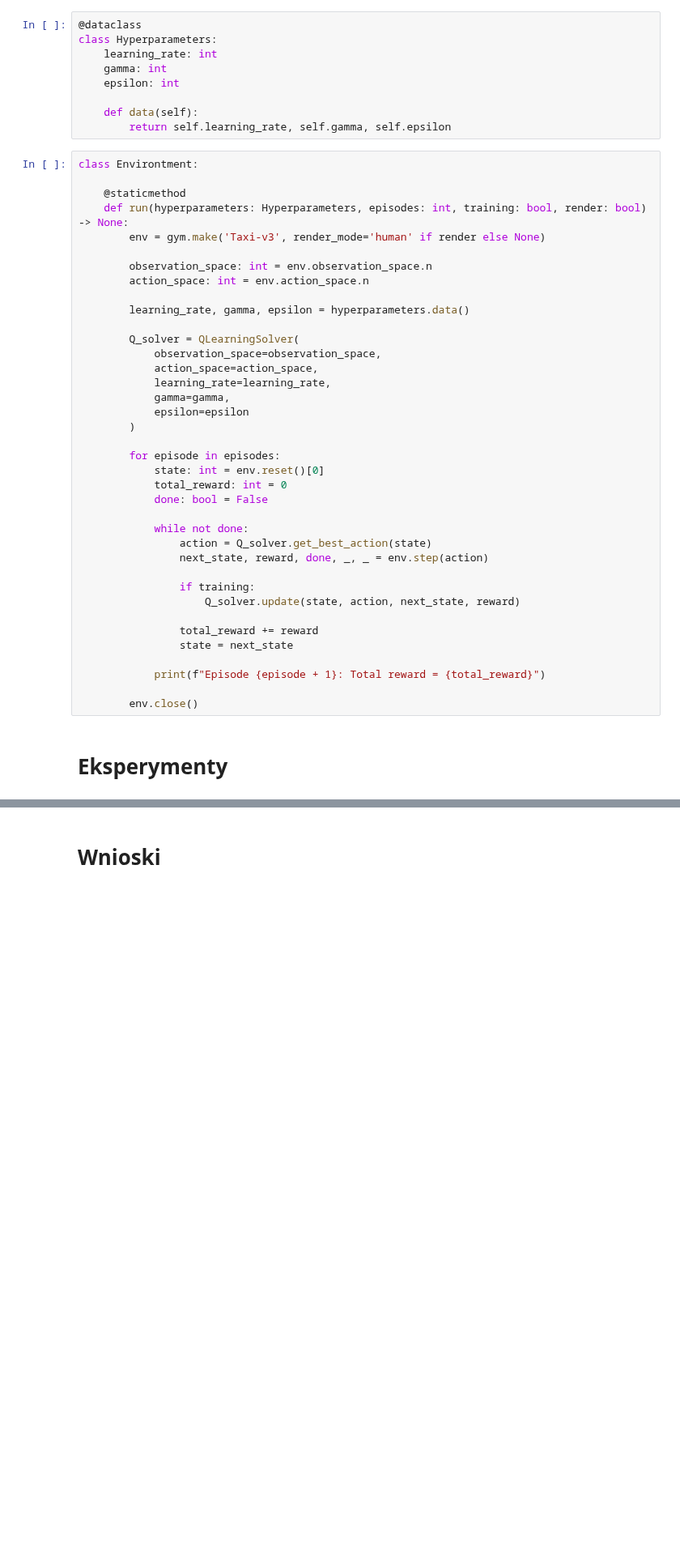
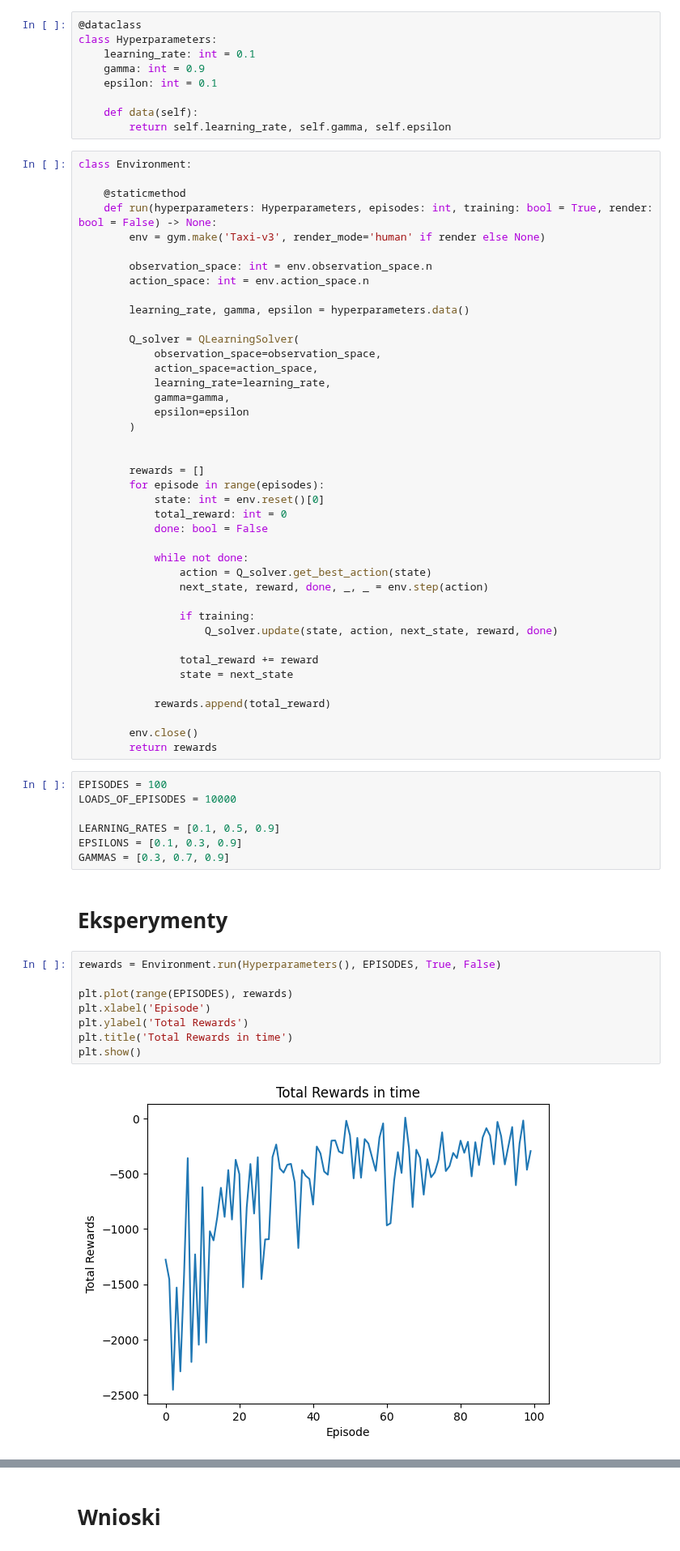
Before and after one commit to Kerciu/WSI_24Z, a Jupyter notebook: q-learning/q-learning.ipynb, the cells around one changed output, grey strips where cells are left out. Shown at 81% size. Drawn from its saved outputs; the diff is of its cells as text; blank space fills up the shorter version.

Commit message:
generated plots for lr, epsilons and gammas

```diff
--- a/q-learning/q-learning.ipynb
+++ b/q-learning/q-learning.ipynb
@@ -107,17 +107,17 @@ class QLearningSolver:
 # %%
 @dataclass
 class Hyperparameters:
-    learning_rate: int
-    gamma: int
-    epsilon: int
+    learning_rate: int = 0.1
+    gamma: int = 0.9
+    epsilon: int = 0.1
 
     def data(self):
         return self.learning_rate, self.gamma, self.epsilon
 # %%
-class Environtment:
+class Environment:
 
     @staticmethod
-    def run(hyperparameters: Hyperparameters, episodes: int, training: bool, render: bool) -> None:
+    def run(hyperparameters: Hyperparameters, episodes: int, training: bool = True, render: bool = False) -> None:
         env = gym.make('Taxi-v3', render_mode='human' if render else None)
 
         observation_space: int = env.observation_space.n
@@ -133,7 +133,9 @@ class Environtment:
             epsilon=epsilon
         )
 
-        for episode in episodes:
+
+        rewards = []
+        for episode in range(episodes):
             state: int = env.reset()[0]
             total_reward: int = 0
             done: bool = False
@@ -143,13 +145,31 @@ class Environtment:
                 next_state, reward, done, _, _ = env.step(action)
 
                 if training:
-                    Q_solver.update(state, action, next_state, reward)
+                    Q_solver.update(state, action, next_state, reward, done)
 
                 total_reward += reward
                 state = next_state
 
-            print(f"Episode {episode + 1}: Total reward = {total_reward}")
+            rewards.append(total_reward)
 
         env.close()
+        return rewards
+# %%
+EPISODES = 100
+LOADS_OF_EPISODES = 10000
+
+LEARNING_RATES = [0.1, 0.5, 0.9]
+EPSILONS = [0.1, 0.3, 0.9]
+GAMMAS = [0.3, 0.7, 0.9]
 # %% [markdown]
 # Eksperymenty
+# %%
+rewards = Environment.run(Hyperparameters(), EPISODES, True, False)
+
+plt.plot(range(EPISODES), rewards)
+plt.xlabel('Episode')
+plt.ylabel('Total Rewards')
+plt.title('Total Rewards in time')
+plt.show()
+# %% [output]
+[figure, added]
```
Also changed, not shown: parts of 4 cells of this notebook.
